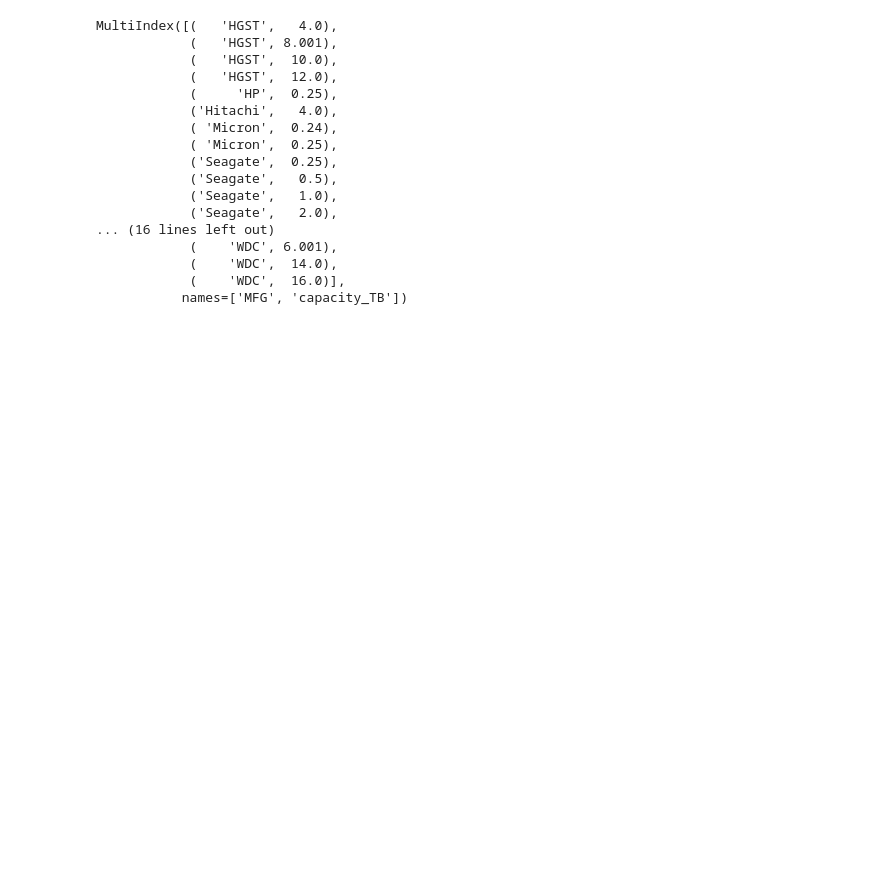
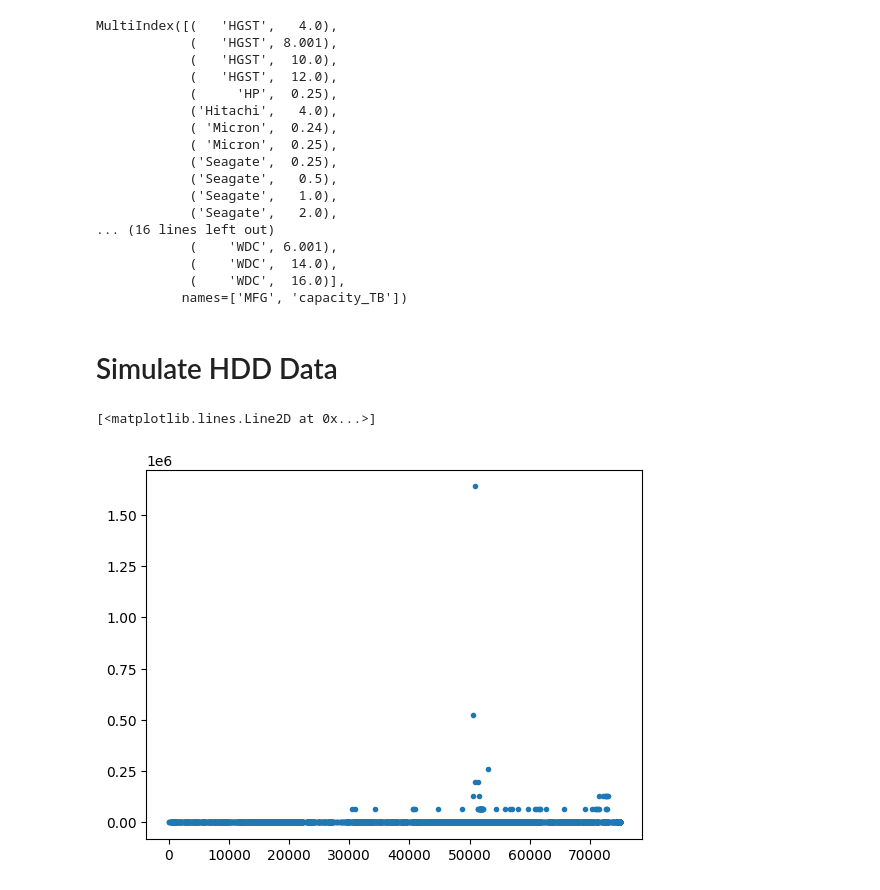
Before and after one commit to heesup/ECS273-Winter2023-Project, a Jupyter notebook: data_preprocess/data_review.ipynb, the cells around one changed output. Drawn from its saved outputs; the diff is of its cells as text; code cells hidden in the pictures; blank space fills up the shorter version.

```diff
--- a/data_preprocess/data_review.ipynb
+++ b/data_preprocess/data_review.ipynb
@@ -208,3 +208,5 @@ MultiIndex([(   'HGST',   4.0),
             (    'WDC',  14.0),
             (    'WDC',  16.0)],
            names=['MFG', 'capacity_TB'])
+# %% [markdown]
+# Simulate HDD Data
@@ -210,0 +215,7 @@ MultiIndex([(   'HGST',   4.0),
+# %%
+hours = df[df['MFG']=="HGST"]['smart_9_raw']
+data = df[df['MFG']=="HGST"]['smart_10_raw']
+plt.plot(hours,data,'.')
+# %% [output]
+[<matplotlib.lines.Line2D at 0x...>]
+[figure, added]
```
Also changed, not shown: parts of 1 cell of this notebook, 5 other files.
